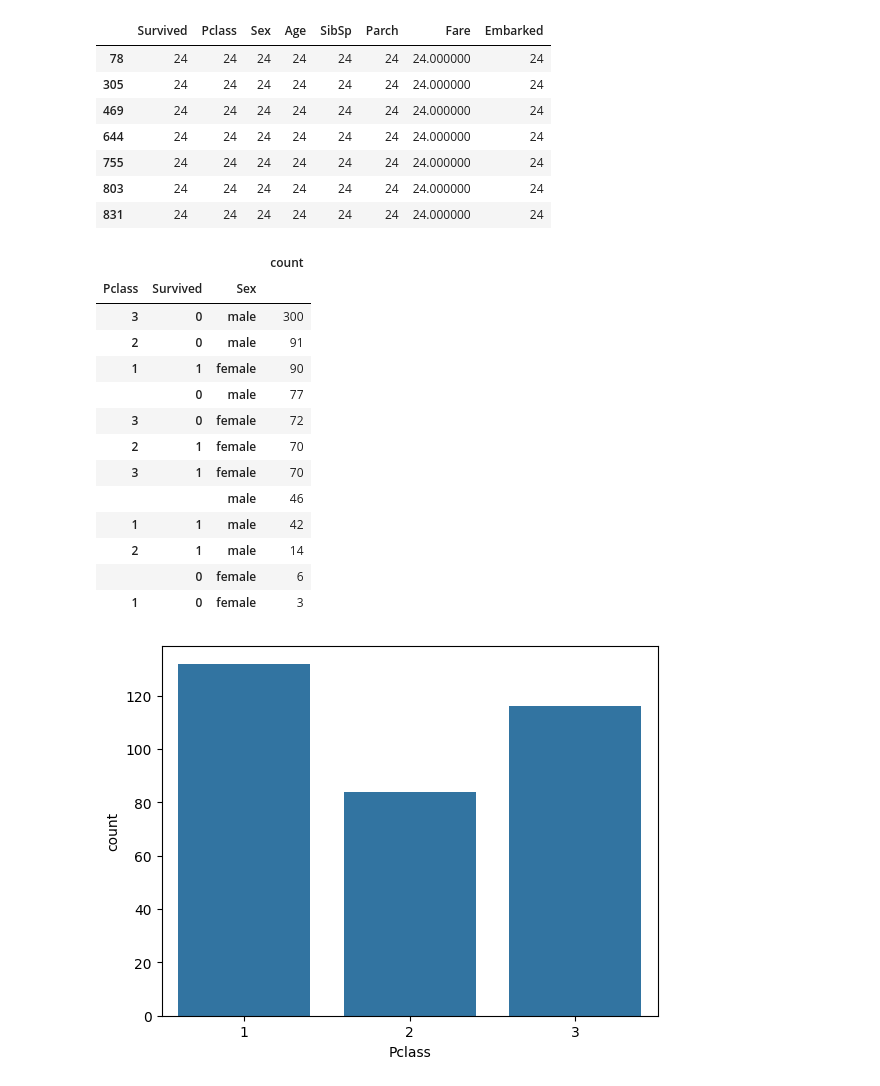
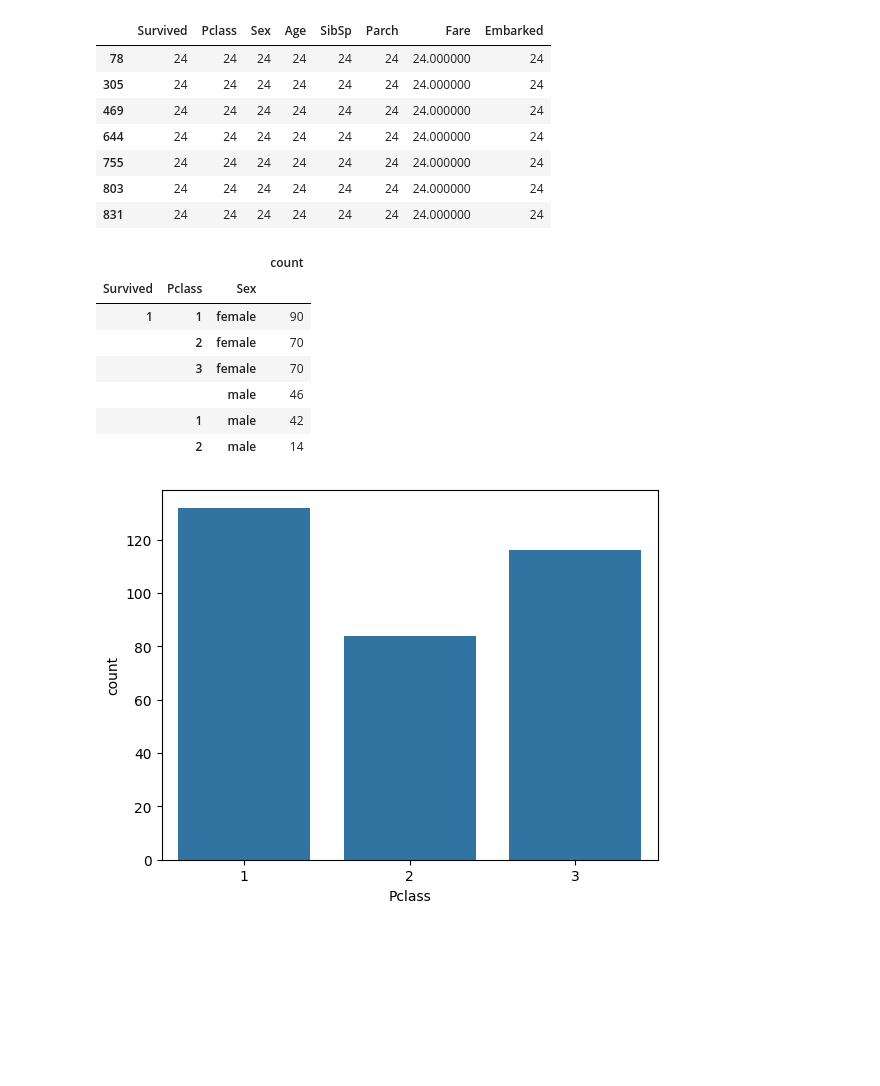
Before and after one commit to archimage-wiz/DS_ModelsParametersModule1, a Jupyter notebook: 05DataQualityProblem/hw.ipynb, the cells around one changed output. Cells and saved outputs as stored; diff of their text form; code cells hidden in the pictures; blank space fills up the shorter version.

```diff
--- a/05DataQualityProblem/hw.ipynb
+++ b/05DataQualityProblem/hw.ipynb
@@ -158,22 +158,17 @@ data[data['Survived'] > 1]
 data.drop(data[data['Survived'] > 1].index, axis=0, inplace=True)
 data.drop(data[data['Fare'] > 300].index, axis=0, inplace=True)
 # %%
-pd.DataFrame(data.value_counts(subset=['Pclass', 'Survived', 'Sex'])).head(50)
+data_survived = data[data['Survived'] == 1]
+pd.DataFrame(data_survived.value_counts(subset=['Survived', 'Pclass', 'Sex'])).head(50)
 # %% [output]
 |  |  |  | count |
-| Pclass | Survived | Sex |  |
-| 3 | 0 | male | 300 |
-| 2 | 0 | male | 91 |
+| Survived | Pclass | Sex |  |
 | 1 | 1 | female | 90 |
-|  | 0 | male | 77 |
-| 3 | 0 | female | 72 |
-| 2 | 1 | female | 70 |
-| 3 | 1 | female | 70 |
+|  | 2 | female | 70 |
+|  | 3 | female | 70 |
 |  |  | male | 46 |
-| 1 | 1 | male | 42 |
-| 2 | 1 | male | 14 |
-|  | 0 | female | 6 |
-| 1 | 0 | female | 3 |
+|  | 1 | male | 42 |
+|  | 2 | male | 14 |
 # %%
 import seaborn as sns
 
```
Also changed, not shown: parts of 1 cell of this notebook.
